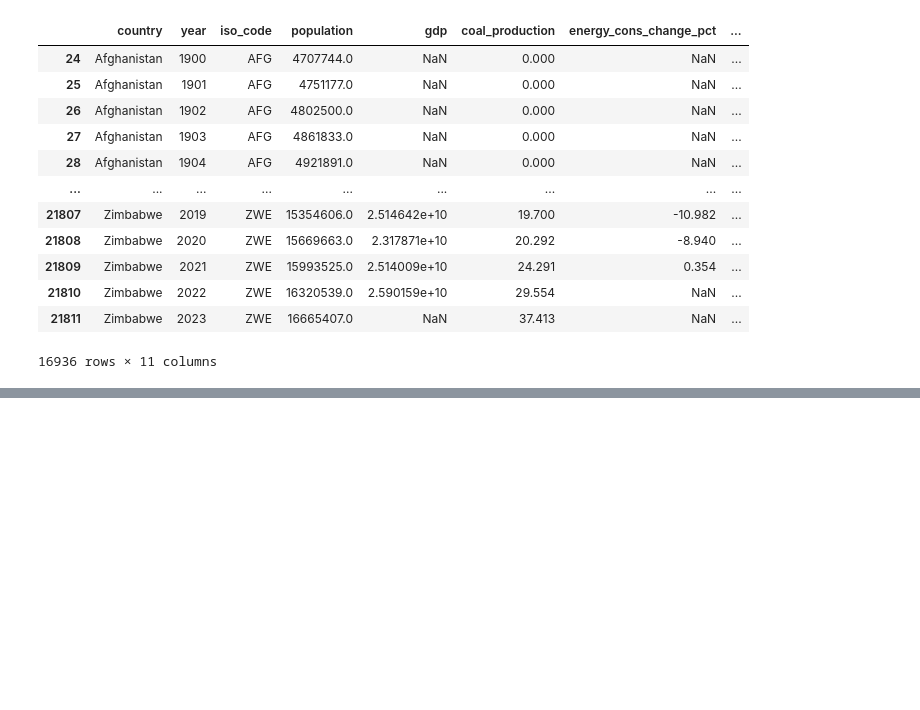
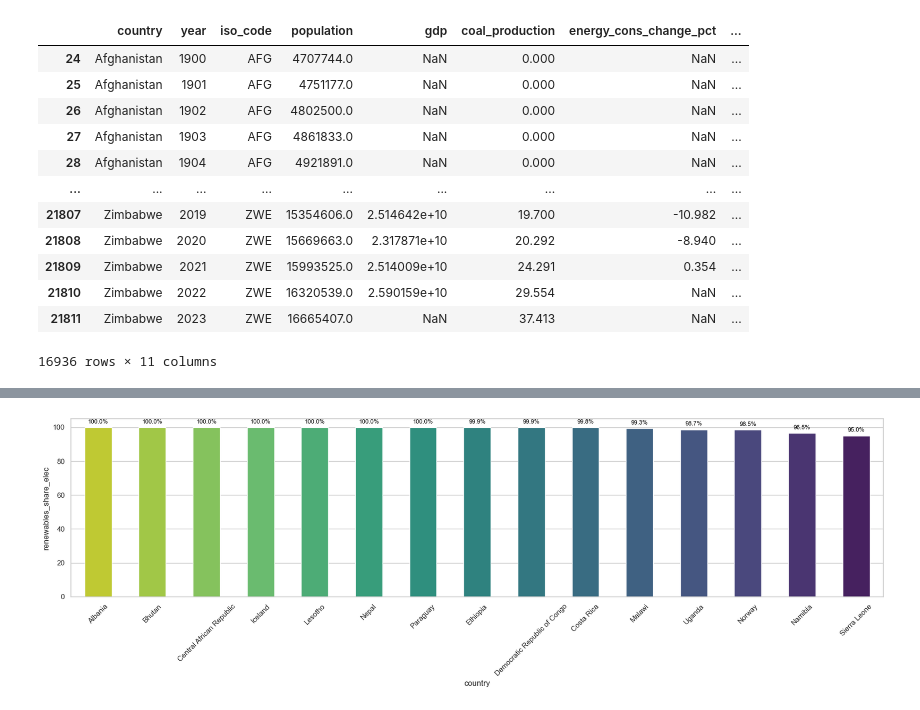
Before and after one commit to No-Country-simulation/c24-16-ft-data, a Jupyter notebook: notebooks/01_eda.ipynb, the cells around one changed output, grey strips where cells are left out. Saved outputs shown, nothing was run; the diff lists cells and outputs as text; code cells hidden in the pictures; blank space fills up the shorter version.

```diff
--- a/notebooks/01_eda.ipynb
+++ b/notebooks/01_eda.ipynb
@@ -465,0 +523,4 @@ df = df.drop(incomplete_columns.index, axis=1)
+# %%
+# get observations from 2000 and 2020
+renewables_share_elec_obs_2000 = df[df['year'] == 2000]
+renewables_share_elec_obs_2020 = df[df['year'] == 2020]
@@ -465,0 +539,27 @@ df = df.drop(incomplete_columns.index, axis=1)
+# %%
+# using seaborn
+import seaborn as sns
+
+top_10_2020 = renewables_share_elec_obs_2020.nlargest(15, 'renewables_share_elec')
+
+plt.figure(figsize=(18, 6))
+sns.set_theme(style='whitegrid')
+ax = sns.barplot(data=top_10_2020, x='country', y='renewables_share_elec', hue='country', width=0.5, palette='viridis_r')
+plt.xticks(rotation=45)
+
+# 7. Añadir etiquetas de datos sobre las barras (muy útil) (from Gemini 2.5 Pro)
+for bar in ax.patches:
+    # ax.patches es la colección de todas las barras en el gráfico
+    ax.annotate(f'{bar.get_height():.1f}%', # Texto a mostrar (altura de la barra, 1 decimal, con %)
+                (bar.get_x() + bar.get_width() / 2., bar.get_height()), # Posición (x, y) del texto
+                ha='center',          # Alineación horizontal (centrada)
+                va='center',          # Alineación vertical (centrada)
+                xytext=(0, 8),       # Desplazamiento en puntos (0 horizontal, 8 vertical para estar encima)
+                textcoords='offset points',
+                fontsize=9,           # Tamaño de la fuente de la etiqueta
+                color='black')
+
+plt.tight_layout()
+plt.show()
+# %% [output]
+[figure, added]
```
Also changed, not shown: parts of 14 cells of this notebook.
